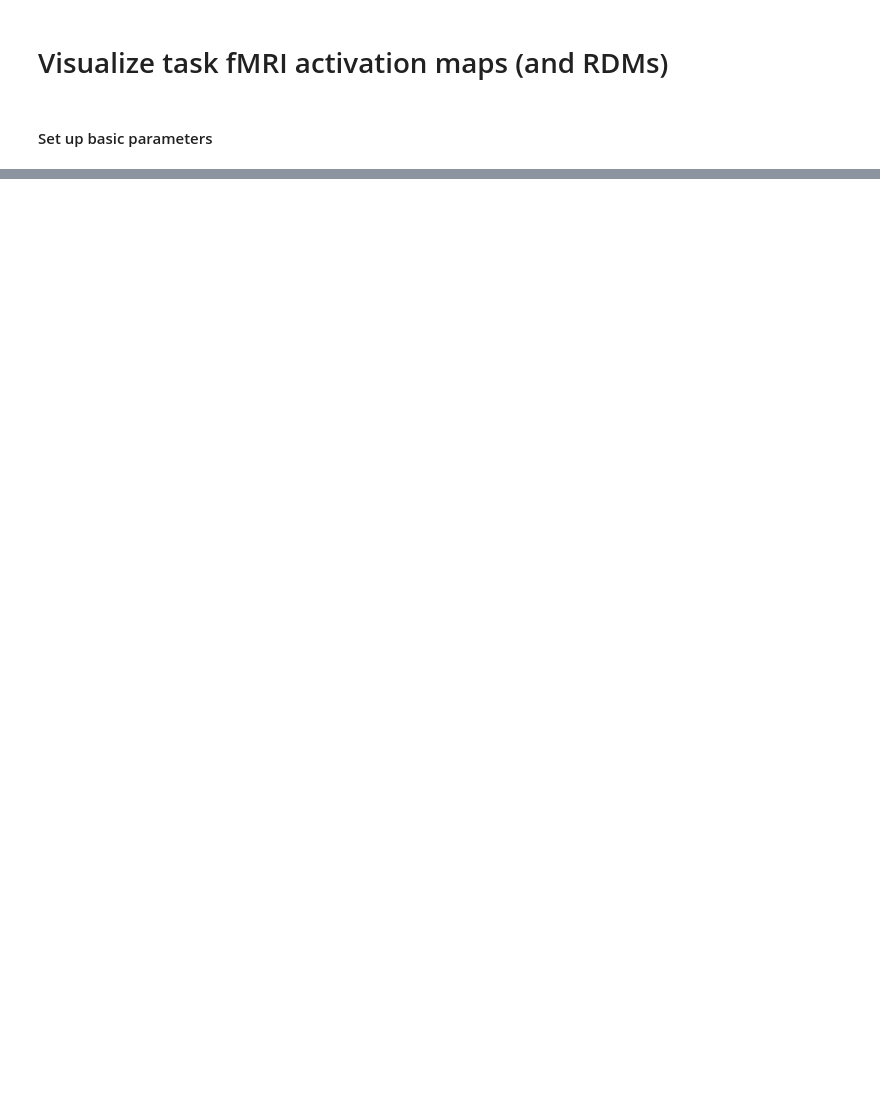
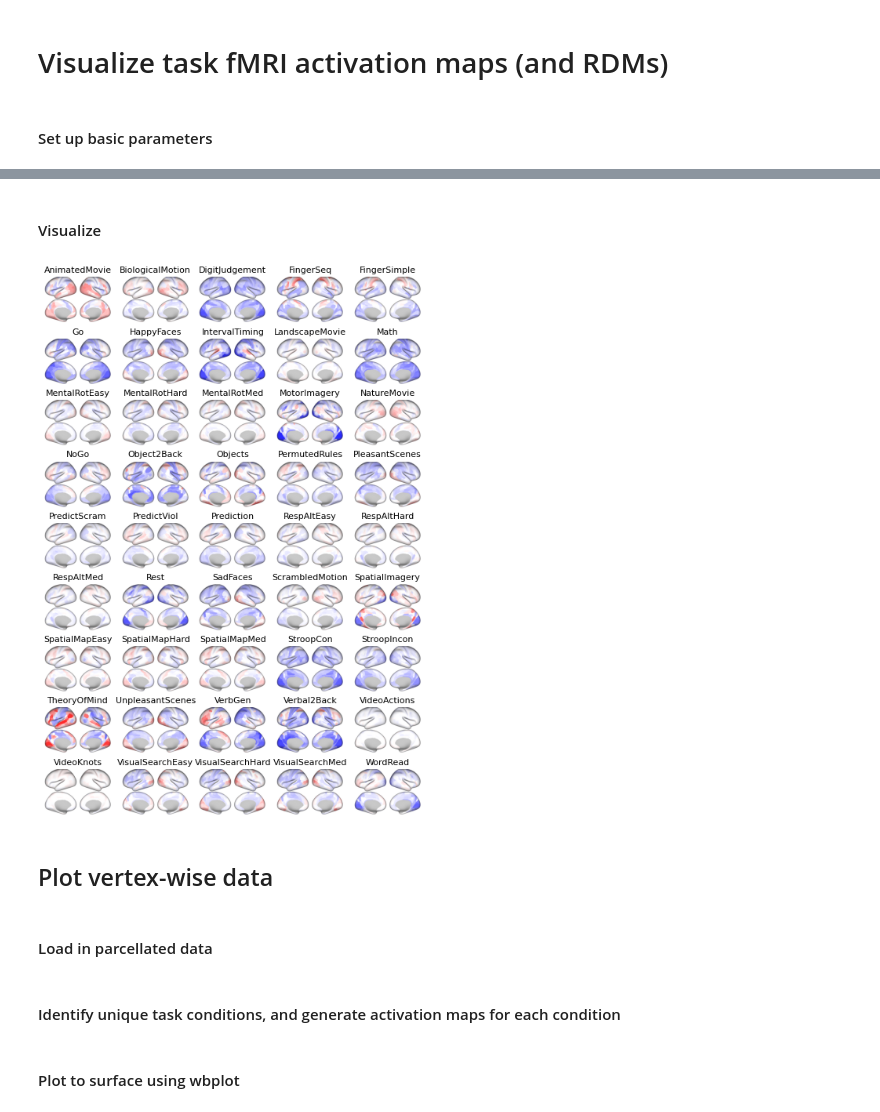
Before and after one commit to ito-takuya/mdtb_data, a Jupyter notebook: scripts/tfMRI_Visualization.ipynb, the cells around one changed output, grey strips where cells are left out. Drawn from its saved outputs; the diff is of its cells as text; code cells hidden in the pictures; blank space fills up the shorter version.

```diff
--- a/scripts/tfMRI_Visualization.ipynb
+++ b/scripts/tfMRI_Visualization.ipynb
@@ -151,0 +65,10 @@ ValueError: Mismatch between number of nodes in mesh (64984) and size of surface
+# %%
+data = []
+task_index = []
+for sub in subIDs:
+    for sess in sessIDs:
+        session = sub + '_' + sess
+        for run in runs:
+            tmpdat, tmpind = tools.loadTaskActivations(session,run,space='parcellated')
+            data.extend(tmpdat.T)
+            task_index.extend(tmpind)
@@ -151,0 +77,12 @@ ValueError: Mismatch between number of nodes in mesh (64984) and size of surface
+# %%
+task_index = np.asarray(task_index)
+data = np.asarray(data)
+
+unique_tasks = np.unique(task_index)
+
+data_task = []
+for task in unique_tasks:
+    task_ind = np.where(task_index==task)[0]
+    data_task.append(stats.ttest_1samp(data[task_ind,:],0,axis=0)[0])
+
+data_task = np.asarray(data_task).T
@@ -151,0 +91,10 @@ ValueError: Mismatch between number of nodes in mesh (64984) and size of surface
+# %%
+figuredir = basedir + 'docs/figures/task_activation_maps/'
+vmin = -25
+vmax = 25
+i = 0
+for task in unique_tasks:
+    #flip hemispheres for parcellated data
+    tmp = np.hstack((data_task[180:,i],data_task[:180,i]))
+    wbplot.pscalar(figuredir + 'Parcellated' + task + '.png',tmp,vrange=(vmin,vmax),cmap='bwr')
+    i += 1
@@ -151,0 +119,20 @@ ValueError: Mismatch between number of nodes in mesh (64984) and size of surface
+# %% [markdown]
+#### Visualize
+# %%
+plt.figure(figsize=(7,10))
+i = 1
+for task in unique_tasks:
+    im = img.imread(figuredir + 'Parcellated' + task + '.png')
+    plt.subplot(9,5,i)
+    plt.imshow(im)
+    plt.axis('off')
+    plt.title(task,fontsize=11)
+    i += 1
+plt.tight_layout()
+plt.savefig(figuredir + 'ParcellatedAllTasks.png',dpi=300)
+# %% [output]
+[figure, added]
+# %% [markdown]
+## Plot vertex-wise data
+# %% [markdown]
+#### Load in parcellated data
@@ -151,0 +149,2 @@ ValueError: Mismatch between number of nodes in mesh (64984) and size of surface
+# %% [markdown]
+#### Identify unique task conditions, and generate activation maps for each condition
@@ -151,0 +163,2 @@ ValueError: Mismatch between number of nodes in mesh (64984) and size of surface
+# %% [markdown]
+#### Plot to surface using wbplot
```
Also changed, not shown: parts of 32 cells of this notebook, 1 other file.
